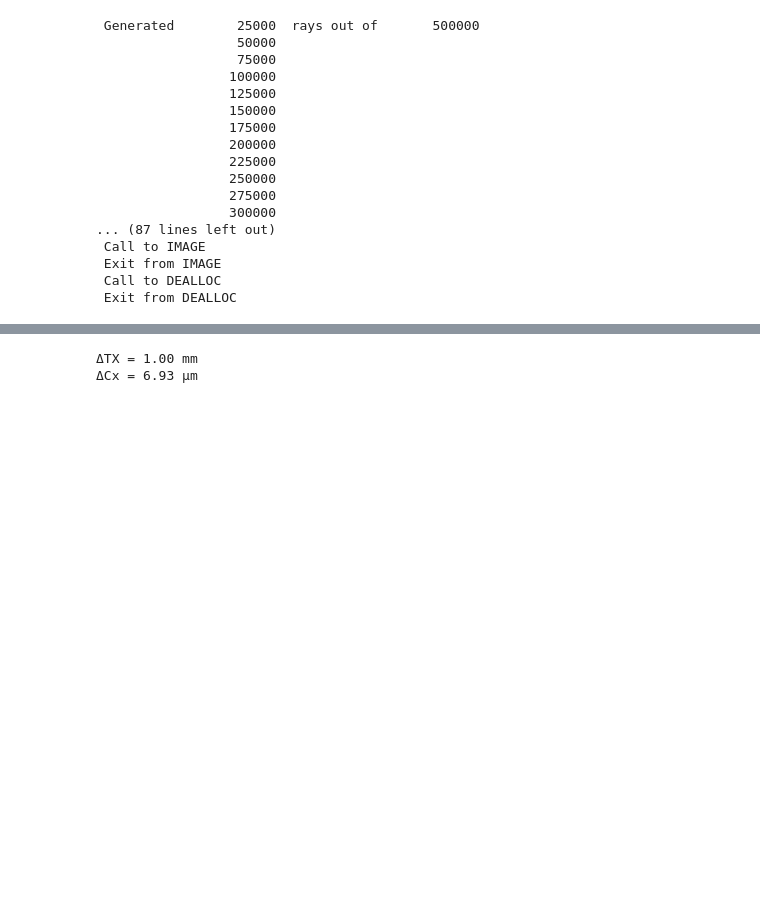
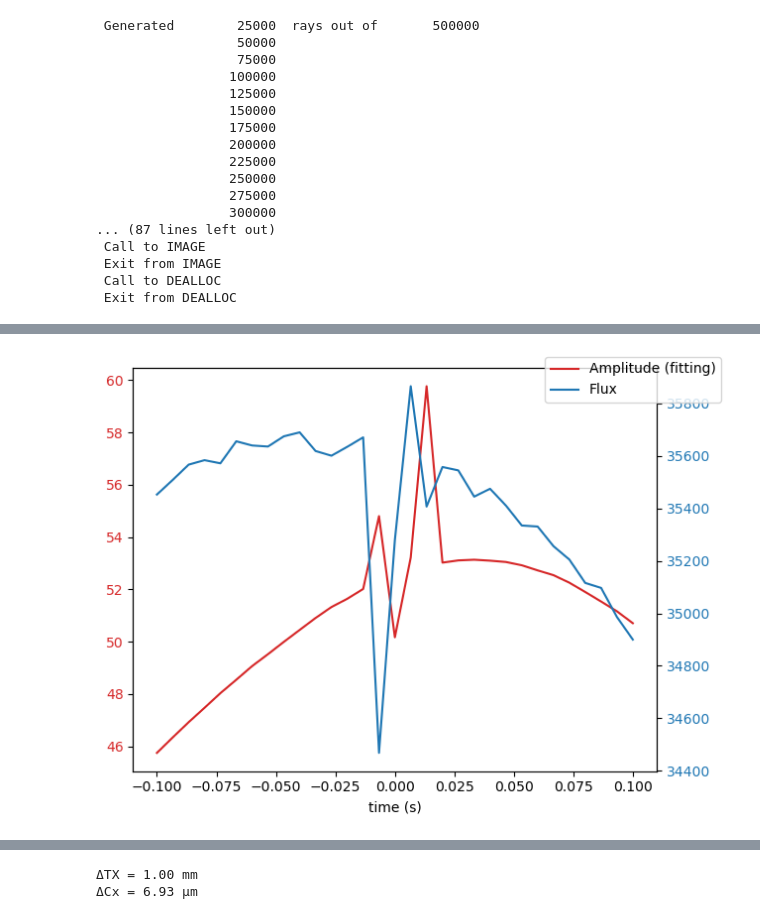
Before and after one commit to amici-lnls/cax-control, a Jupyter notebook: notebooks/initial_testing/caxsim_tests.ipynb, the cells around one changed output, grey strips where cells are left out. Cells and saved outputs as stored; diff of their text form; code cells hidden in the pictures; blank space fills up the shorter version.

```diff
--- a/notebooks/initial_testing/caxsim_tests.ipynb
+++ b/notebooks/initial_testing/caxsim_tests.ipynb
@@ -145,0 +212,17 @@ Cx = -34.45 μm
+# %%
+cax.mirror.tx = 0
+# %%
+amps_ry = []
+flux_ry = []
+rys  = np.linspace(-0.1, 0.1, 31)
+for _ry in rys:
+    cax.mirror.ry = _ry
+    ana = ana_from_image(cax.dvf_B1.image)
+    ana.compute_momenta()
+    ana.fit(hprm=ana.hprm_momenta)
+
+    amps_ry.append(ana.hprm_fitting['amplitude'])
+    flux_ry.append(intensity(ana))
+
+
+# [print(f"Peak = {amp:+.2f} μm") for amp in amps_ry]
@@ -152,0 +267,20 @@ Text(0, 0.5, 'Centroid x [μm]')
+# %%
+fig, ax1 = plt.subplots()
+
+color = 'tab:red'
+ax1.set_xlabel('time (s)')
+# ax1.set_ylabel('exp', color=color)
+ax1.plot(rys, amps_ry, color=color, label='Amplitude (fitting)')
+ax1.tick_params(axis='y', labelcolor=color)
+
+ax2 = ax1.twinx()  # instantiate a second Axes that shares the same x-axis
+
+color = 'tab:blue'
+# ax2.set_ylabel('sin', color=color)  # we already handled the x-label with ax1
+ax2.plot(rys, flux_ry, color=color, label='Flux')
+ax2.tick_params(axis='y', labelcolor=color)
+fig.legend()
+fig.tight_layout()  # otherwise the right y-label is slightly clipped
+plt.show()
+# %% [output]
+[figure, added]
```
Also changed, not shown: parts of 25 cells of this notebook, 4 other files.
